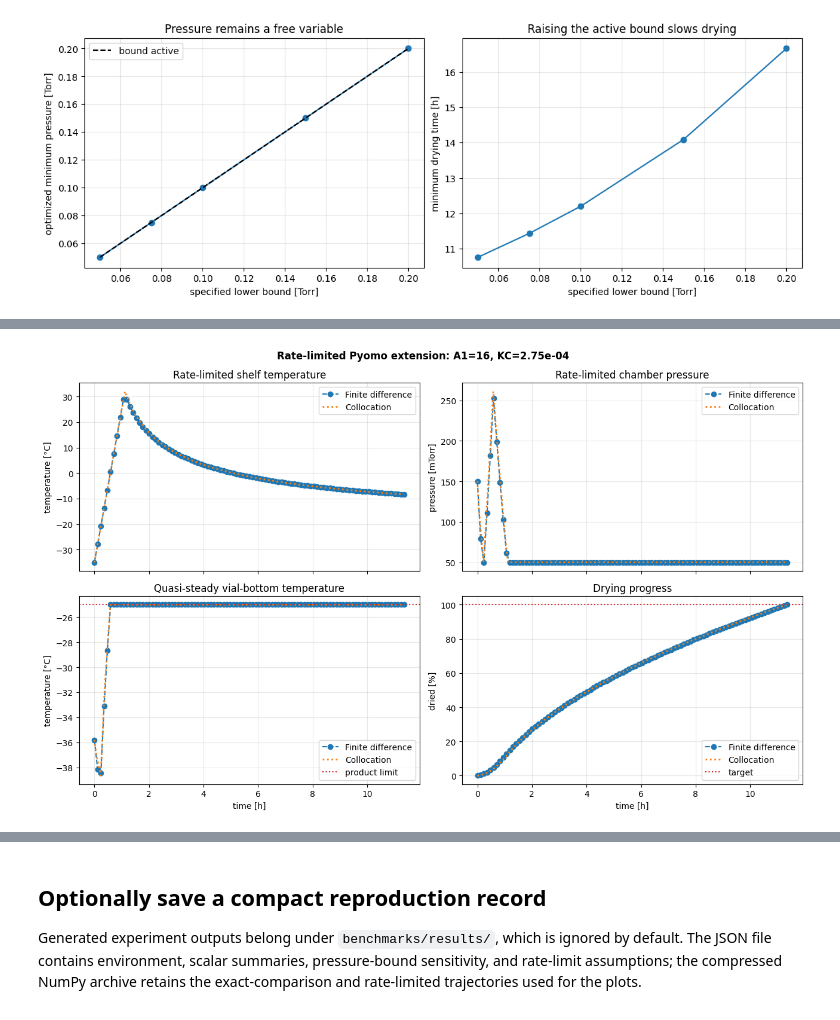
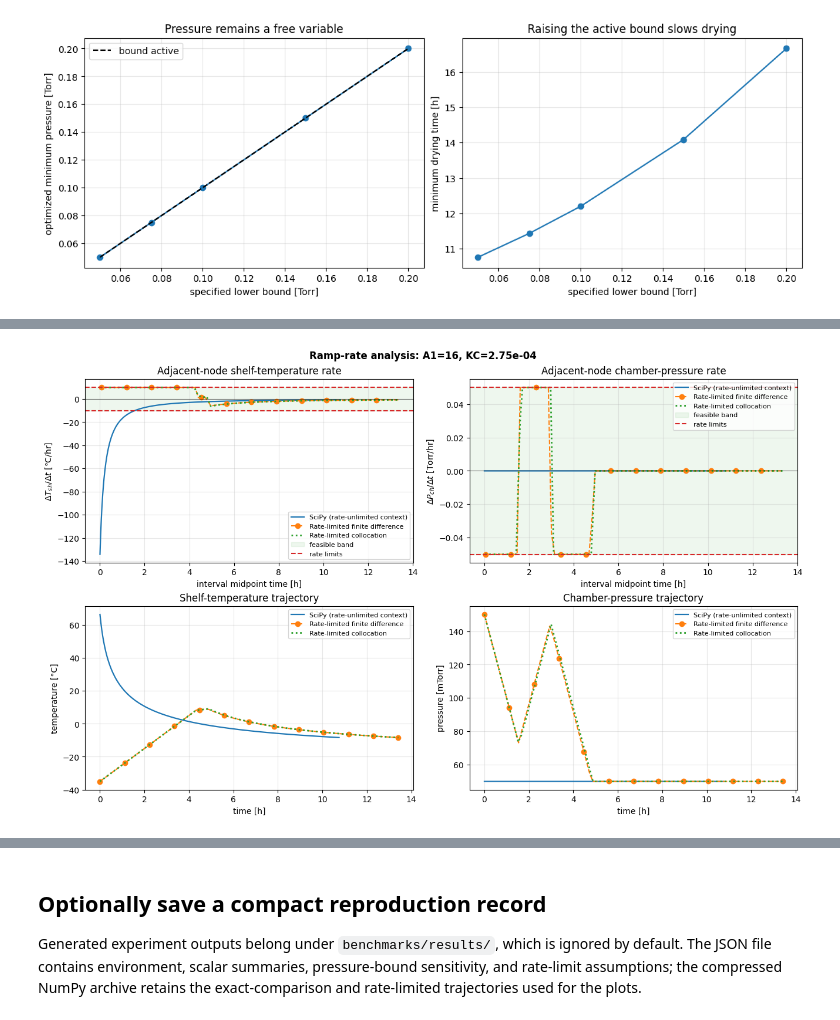
Before and after one commit to SECQUOIA/LyoPRONTO, a Jupyter notebook: docs/examples/current_main_joint_optimizer_comparison.ipynb, the cells around one changed output, grey strips where cells are left out. Drawn from its saved outputs; the diff is of its cells as text; code cells hidden in the pictures.

Commit message:
docs: analyze joint-control ramp limits

```diff
--- a/docs/examples/current_main_joint_optimizer_comparison.ipynb
+++ b/docs/examples/current_main_joint_optimizer_comparison.ipynb
@@ -46,8 +46,8 @@ pressure_lower_bound_values_torr = [0.05, 0.075, 0.10, 0.15, 0.20]
 implementability_point_budget = 97
 initial_pressure_torr = 0.15
 initial_shelf_temperature_c = -35.0
-pressure_ramp_rate_torr_hr = 0.6
-shelf_temperature_ramp_rate_c_hr = 60.0
+pressure_ramp_rate_torr_hr = 0.05
+shelf_temperature_ramp_rate_c_hr = 10.0
 constraint_tolerance = 1.0e-4
 scipy_temperature_tolerance_c = 0.5
 save_results = False
@@ -813,38 +840,66 @@ for method, result in implementability_runs.items():
 # %%
-fig, axes = plt.subplots(2, 2, figsize=(13, 8), sharex=True)
-for method, label, style in (
-    ("finite_difference", "Finite difference", {"linestyle": "--", "marker": "o"}),
-    ("collocation", "Collocation", {"linestyle": ":", "linewidth": 2.0}),
-):
-    table = implementability_runs[method]["run"].trajectory
-    axes[0, 0].plot(table[:, 0], table[:, 3], label=label, **style)
-    axes[0, 1].plot(table[:, 0], table[:, 4], label=label, **style)
-    axes[1, 0].plot(table[:, 0], table[:, 2], label=label, **style)
-    axes[1, 1].plot(table[:, 0], table[:, 6], label=label, **style)
+rate_analysis_series = [
+    (
+        scipy_table,
+        "SciPy (rate-unlimited context)",
+        "tab:blue",
+        {"linewidth": 1.6},
+    ),
+    (
+        implementability_runs["finite_difference"]["run"].trajectory,
+        "Rate-limited finite difference",
+        "tab:orange",
+        {"linestyle": "--", "marker": "o", "markevery": 8},
+    ),
+    (
+        implementability_runs["collocation"]["run"].trajectory,
+        "Rate-limited collocation",
+        "tab:green",
+        {"linestyle": ":", "linewidth": 2.0},
+    ),
+]
 
-axes[0, 0].set(title="Rate-limited shelf temperature", ylabel="temperature [°C]")
-axes[0, 1].set(title="Rate-limited chamber pressure", ylabel="pressure [mTorr]")
+fig, axes = plt.subplots(2, 2, figsize=(13, 8), layout="constrained")
+for table, label, color, style in rate_analysis_series:
+    time_steps = np.diff(table[:, 0])
+    midpoints = 0.5 * (table[:-1, 0] + table[1:, 0])
+    shelf_rates = np.diff(table[:, 3]) / time_steps
+    pressure_rates = np.diff(table[:, 4] / 1000.0) / time_steps
+    axes[0, 0].plot(midpoints, shelf_rates, label=label, color=color, **style)
+    axes[0, 1].plot(midpoints, pressure_rates, label=label, color=color, **style)
+    axes[1, 0].plot(table[:, 0], table[:, 3], label=label, color=color, **style)
+    axes[1, 1].plot(table[:, 0], table[:, 4], label=label, color=color, **style)
+
+rate_panels = (
+    (axes[0, 0], shelf_temperature_ramp_rate_c_hr, r"$\Delta T_{sh}/\Delta t$ [°C/hr]"),
+    (axes[0, 1], pressure_ramp_rate_torr_hr, r"$\Delta P_{ch}/\Delta t$ [Torr/hr]"),
+)
+for ax, limit, ylabel in rate_panels:
+    ax.axhspan(-limit, limit, color="tab:green", alpha=0.08, label="feasible band")
+    ax.axhline(limit, color="tab:red", linestyle="--", label="rate limits")
+    ax.axhline(-limit, color="tab:red", linestyle="--")
+    ax.axhline(0.0, color="black", linewidth=0.8, alpha=0.5)
+    ax.set(xlabel="interval midpoint time [h]", ylabel=ylabel)
+
+axes[0, 0].set_title("Adjacent-node shelf-temperature rate")
+axes[0, 1].set_title("Adjacent-node chamber-pressure rate")
 axes[1, 0].set(
-    title="Quasi-steady vial-bottom temperature",
+    title="Shelf-temperature trajectory",
     xlabel="time [h]",
     ylabel="temperature [°C]",
 )
-axes[1, 0].axhline(-25.0, color="tab:red", linestyle=":", label="product limit")
-axes[1, 1].set(title="Drying progress", xlabel="time [h]", ylabel="dried [%]")
-axes[1, 1].axhline(
-    100.0 * final_dried_fraction,
-    color="tab:red",
-    linestyle=":",
-    label="target",
+axes[1, 1].set(
+    title="Chamber-pressure trajectory",
+    xlabel="time [h]",
+    ylabel="pressure [mTorr]",
 )
 for ax in axes.flat:
     ax.grid(alpha=0.3)
-    ax.legend()
+    ax.legend(fontsize=8)
 fig.suptitle(
-    f"Rate-limited Pyomo extension: A1={nominal.a1:g}, KC={nominal.kc:.2e}",
+    f"Ramp-rate analysis: A1={nominal.a1:g}, KC={nominal.kc:.2e}",
     fontweight="bold",
 )
-fig.tight_layout()
 plt.show()
 # %% [output]
-[figure, old version]
+[figure, new version]
```
Also changed, not shown: parts of 12 cells of this notebook, 1 other file.
